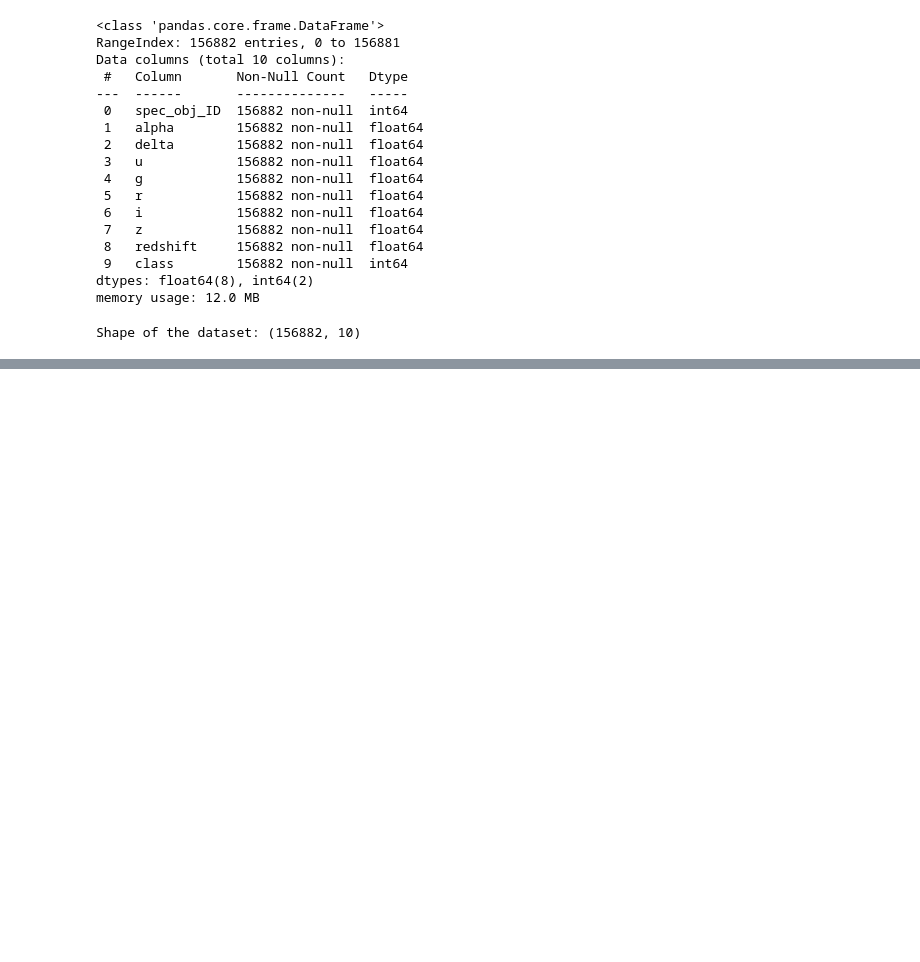
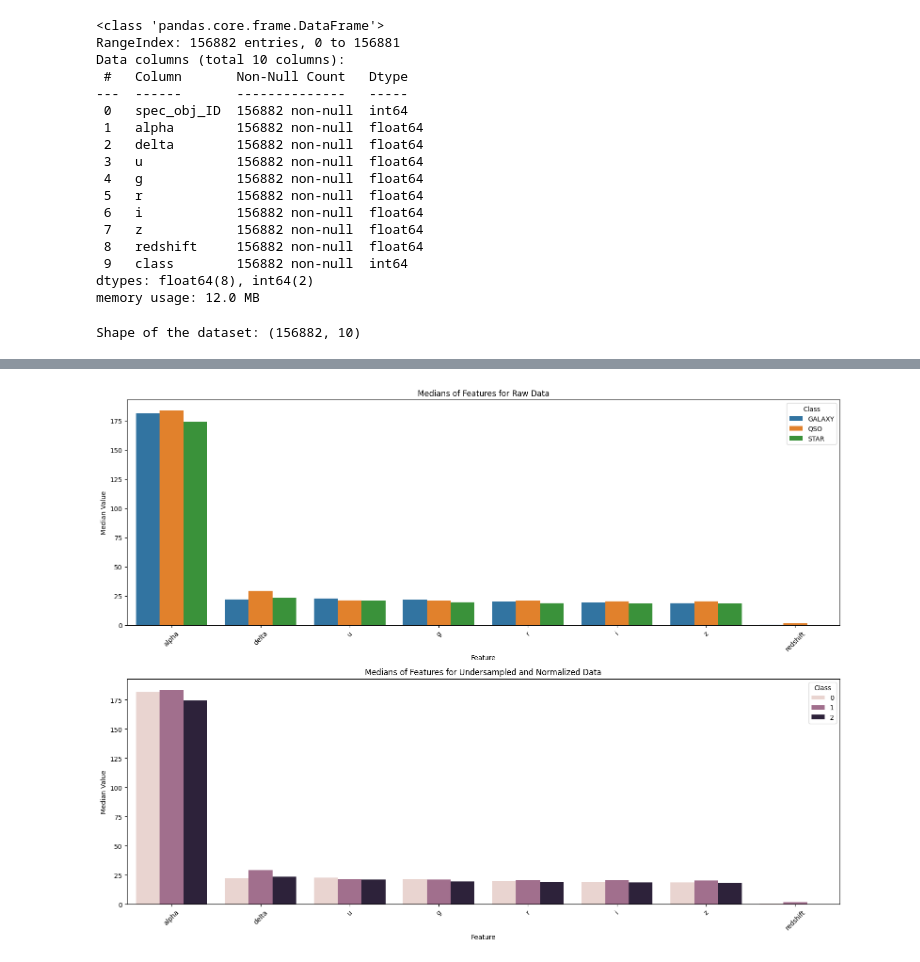
Before and after one commit to jonnneehh/STINTSY-MachineProject, a Jupyter notebook: datasetPreparation.ipynb, the cells around one changed output, grey strips where cells are left out. Cells and saved outputs as stored; diff of their text form; code cells hidden in the pictures; blank space fills up the shorter version.

```diff
--- a/datasetPreparation.ipynb
+++ b/datasetPreparation.ipynb
@@ -514,0 +530,9 @@ redshift    0.420398    1.719676   -0.000114
+# %%
+median_raw = stars.groupby('class').median()
+median_raw = median_raw[['alpha', 'delta', 'u', 'g', 'r', 'i', 'z', 'redshift']].T
+print("Means of Raw Data:\n", median_raw)
+
+
+median_undersampledandnormalized = cleaned.groupby('class').median()
+median_undersampledandnormalized = median_undersampledandnormalized[['alpha', 'delta', 'u', 'g', 'r', 'i', 'z', 'redshift']].T
+print("Means of Undersampled and Normalized Data:\n", median_undersampledandnormalized)
@@ -514,0 +560,36 @@ redshift    0.420398    1.719676   -0.000114
+# %%
+import matplotlib.pyplot as plt
+import seaborn as sns
+import pandas as pd
+
+# Convert median_raw and median_undersampledandnormalized to DataFrames for easier plotting
+median_raw_df = median_raw.reset_index().rename(columns={'index': 'Feature'})
+median_undersampled_df = median_undersampledandnormalized.reset_index().rename(columns={'index': 'Feature'})
+
+# Melt the DataFrames for seaborn
+median_raw_melted = pd.melt(median_raw_df, id_vars='Feature', var_name='Class', value_name='Median')
+median_undersampled_melted = pd.melt(median_undersampled_df, id_vars='Feature', var_name='Class', value_name='Median')
+
+# Plotting
+plt.figure(figsize=(16, 12))
+
+# Raw Data Medians
+plt.subplot(2, 1, 1)
+sns.barplot(x='Feature', y='Median', hue='Class', data=median_raw_melted)
+plt.title('Medians of Features for Raw Data')
+plt.xticks(rotation=45)
+plt.xlabel('Feature')
+plt.ylabel('Median Value')
+
+# Undersampled and Normalized Data Medians
+plt.subplot(2, 1, 2)
+sns.barplot(x='Feature', y='Median', hue='Class', data=median_undersampled_melted)
+plt.title('Medians of Features for Undersampled and Normalized Data')
+plt.xticks(rotation=45)
+plt.xlabel('Feature')
+plt.ylabel('Median Value')
+
+plt.tight_layout()
+plt.show()
+# %% [output]
+[figure, added]
```
Also changed, not shown: parts of 5 cells of this notebook.
